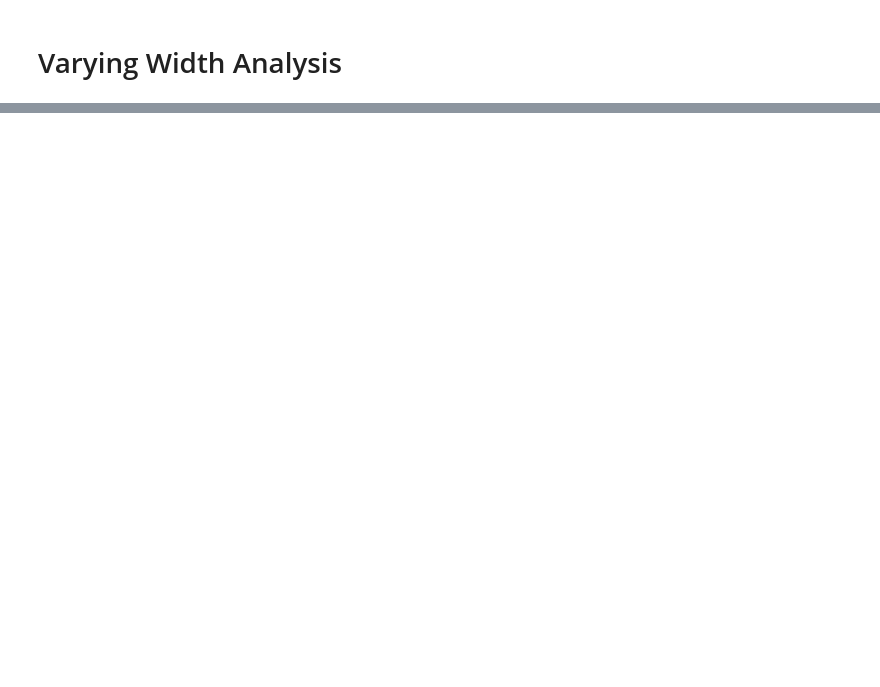
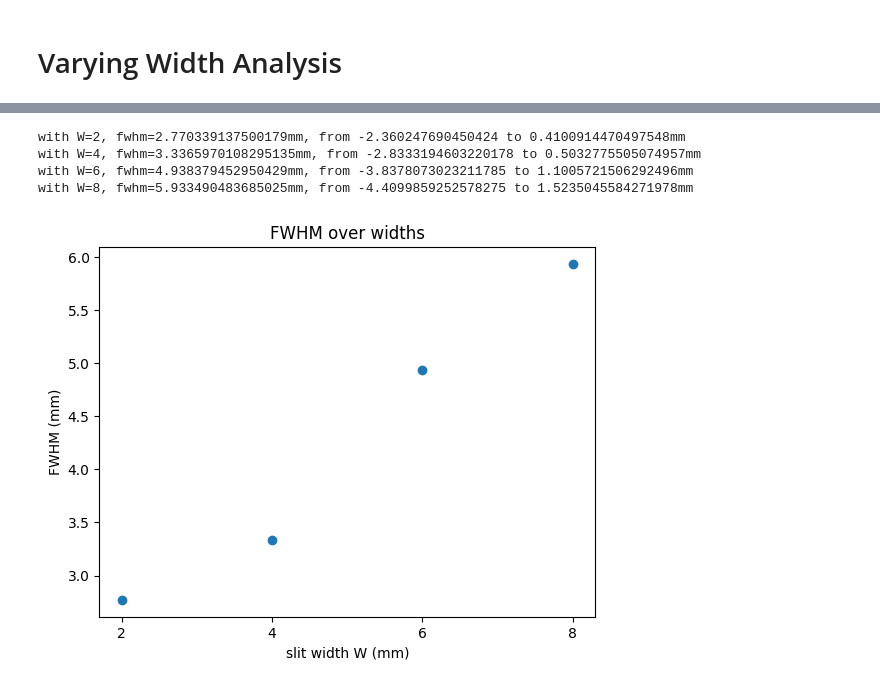
Before and after one commit to MarkZhit/PHYS409-PET, a Jupyter notebook: VaryWidth.ipynb, the cells around one changed output, grey strips where cells are left out. Drawn from its saved outputs; the diff is of its cells as text; code cells hidden in the pictures; blank space fills up the shorter version.

```diff
--- a/VaryWidth.ipynb
+++ b/VaryWidth.ipynb
@@ -130,0 +162,32 @@ plot(WidthCalibrationJan16, "Width Calibration Jan16")
+# %%
+
+grouped_FWHM = getFWHM(WidthCalibrationJan16)
+display_FWHM(grouped_FWHM)
+# %% [output]
+with W=2, fwhm=2.770339137500179mm, from -2.360247690450424 to 0.4100914470497548mm
+with W=4, fwhm=3.3365970108295135mm, from -2.8333194603220178 to 0.5032775505074957mm
+with W=6, fwhm=4.938379452950429mm, from -3.8378073023211785 to 1.1005721506292496mm
+with W=8, fwhm=5.933490483685025mm, from -4.4099859252578275 to 1.5235045584271978mm
+# %%
+
+widths = []
+fwhms = []
+for width in sorted(grouped_FWHM.keys()):
+    data_list = grouped_FWHM[width]
+
+    # data_list is a list of tuples: (distance_array, counts_array)
+    for fwhm, r0, r1 in data_list:
+        # print(f"with W={width}, fwhm={fwhm}mm")
+        # plt.scatter(width, fwhm)
+        widths.append(width)
+        fwhms.append(fwhm)
+
+plt.figure()
+plt.scatter(widths, fwhms)
+plt.title("FWHM over widths")
+plt.xlabel("slit width W (mm)")
+plt.ylabel("FWHM (mm)")
+plt.savefig("FWHM over slit width.png")
+plt.show()
+# %% [output]
+[figure, added]
```
Also changed, not shown: parts of 5 cells of this notebook, 4 other files.
